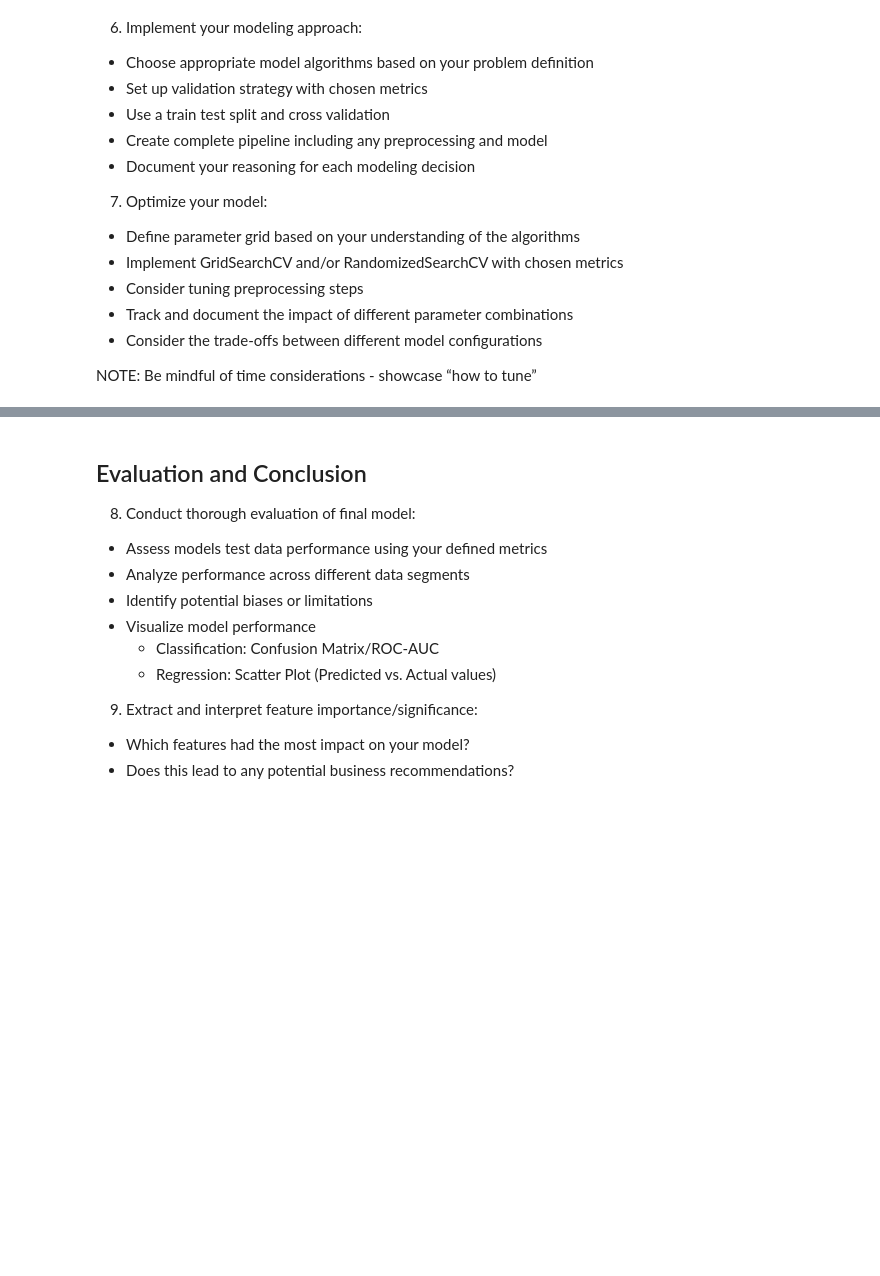
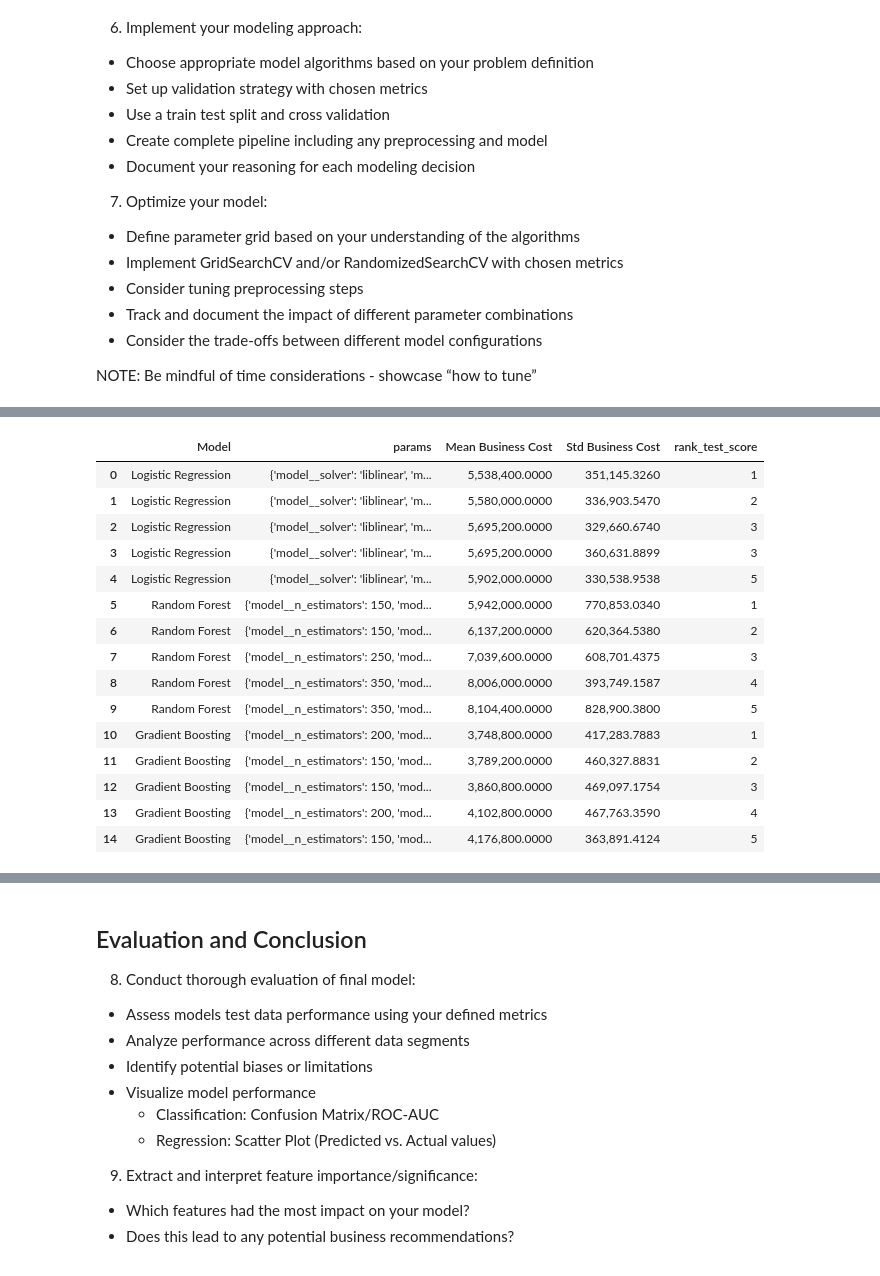
Before and after one commit to donjuel003/Loan-Approval-Model, a Jupyter notebook: financial_loan_risk.ipynb, the cells around one changed output, grey strips where cells are left out. Cells and saved outputs as stored; diff of their text form; code cells hidden in the pictures; blank space fills up the shorter version.

```diff
--- a/financial_loan_risk.ipynb
+++ b/financial_loan_risk.ipynb
@@ -750,0 +835,26 @@ Best threshold: 0.63, Cost: 3,530,000
+# %%
+# Run randomized searches
+searches = {}
+
+for name, pipe, params in [
+    ("Logistic Regression", log_pipe, log_params),
+    ("Random Forest", rf_pipe, rf_params),
+    ("Gradient Boosting", gb_pipe, gb_params)
+]:
+    print(f"\nTuning {name}...")
+    search = RandomizedSearchCV(
+        estimator=pipe,
+        param_distributions=params,
+        n_iter=10,
+        scoring=cost_scorer,
+        cv=cv,
+        random_state=RANDOM_STATE,
+        n_jobs=-1,
+        return_train_score=True,
+        verbose=1
+    )
+    search.fit(X_train, y_train)
+    searches[name] = search
+
+    print("Best parameters:", search.best_params_)
+    print(f"Best CV business cost: {-search.best_score_:,.0f}")
@@ -750,0 +876,36 @@ Best threshold: 0.63, Cost: 3,530,000
+# %%
+# Compare the tuning trials to show the impact of parameter combinations
+tuning_rows = []
+
+for name, search in searches.items():
+    results = pd.DataFrame(search.cv_results_).copy()
+    results["Model"] = name
+    results["Mean Business Cost"] = -results["mean_test_score"]
+    results["Std Business Cost"] = results["std_test_score"]
+    tuning_rows.append(
+        results[
+            ["Model", "params", "Mean Business Cost", "Std Business Cost", "rank_test_score"]
+        ]
+        .sort_values("Mean Business Cost")
+        .head(5)
+    )
+
+tuning_summary = pd.concat(tuning_rows, ignore_index=True)
+display(tuning_summary)
+# %% [output]
+|  | Model | params | Mean Business Cost | Std Business Cost | rank_test_score |
+| 0 | Logistic Regression | {'model__solver': 'liblinear', 'm... | 5,538,400.0000 | 351,145.3260 | 1 |
+| 1 | Logistic Regression | {'model__solver': 'liblinear', 'm... | 5,580,000.0000 | 336,903.5470 | 2 |
+| 2 | Logistic Regression | {'model__solver': 'liblinear', 'm... | 5,695,200.0000 | 329,660.6740 | 3 |
+| 3 | Logistic Regression | {'model__solver': 'liblinear', 'm... | 5,695,200.0000 | 360,631.8899 | 3 |
+| 4 | Logistic Regression | {'model__solver': 'liblinear', 'm... | 5,902,000.0000 | 330,538.9538 | 5 |
+| 5 | Random Forest | {'model__n_estimators': 150, 'mod... | 5,942,000.0000 | 770,853.0340 | 1 |
+| 6 | Random Forest | {'model__n_estimators': 150, 'mod... | 6,137,200.0000 | 620,364.5380 | 2 |
+| 7 | Random Forest | {'model__n_estimators': 250, 'mod... | 7,039,600.0000 | 608,701.4375 | 3 |
+| 8 | Random Forest | {'model__n_estimators': 350, 'mod... | 8,006,000.0000 | 393,749.1587 | 4 |
+| 9 | Random Forest | {'model__n_estimators': 350, 'mod... | 8,104,400.0000 | 828,900.3800 | 5 |
+| 10 | Gradient Boosting | {'model__n_estimators': 200, 'mod... | 3,748,800.0000 | 417,283.7883 | 1 |
+| 11 | Gradient Boosting | {'model__n_estimators': 150, 'mod... | 3,789,200.0000 | 460,327.8831 | 2 |
+| 12 | Gradient Boosting | {'model__n_estimators': 150, 'mod... | 3,860,800.0000 | 469,097.1754 | 3 |
+| 13 | Gradient Boosting | {'model__n_estimators': 200, 'mod... | 4,102,800.0000 | 467,763.3590 | 4 |
+| 14 | Gradient Boosting | {'model__n_estimators': 150, 'mod... | 4,176,800.0000 | 363,891.4124 | 5 |
```
Also changed, not shown: parts of 18 cells of this notebook.
